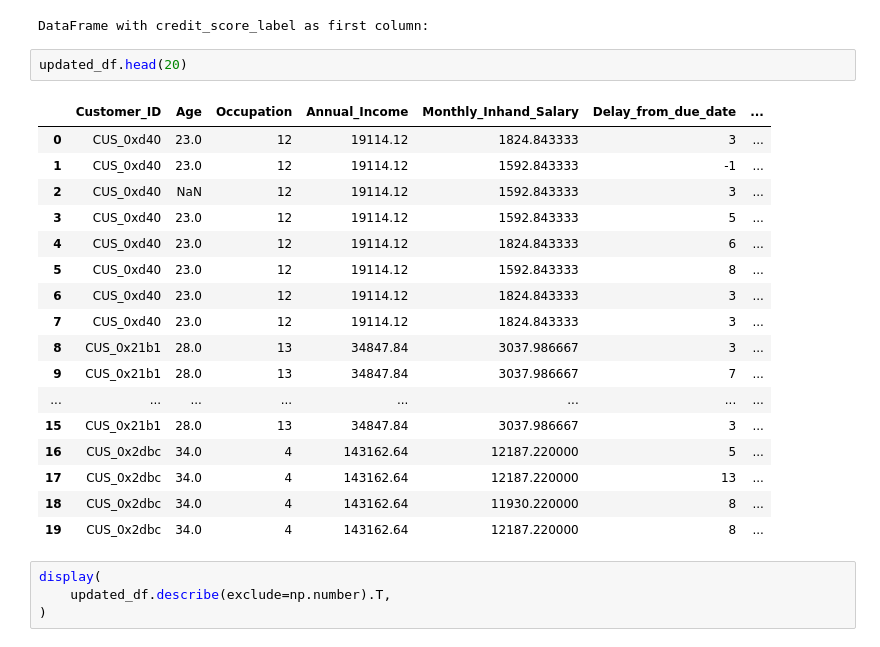
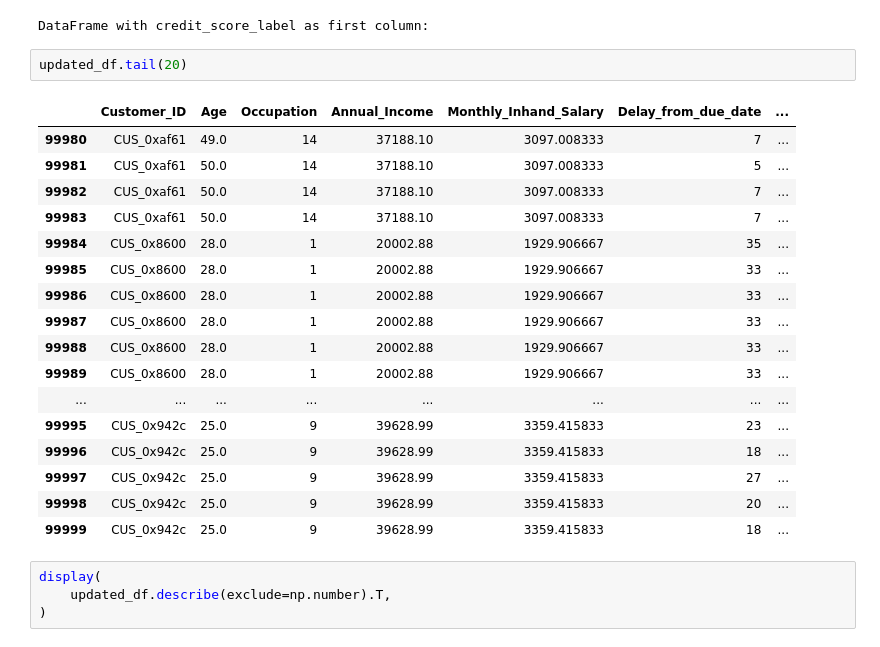
Before and after one commit to prathamesh2525/Credit_Score_Prediction, a Jupyter notebook: main.ipynb, the cells around one changed output. Saved outputs shown, nothing was run; the diff lists cells and outputs as text.

```diff
--- a/main.ipynb
+++ b/main.ipynb
@@ -1105,25 +1105,25 @@ updated_df = df_last
 # %% [output]
 DataFrame with credit_score_label as first column:
 # %%
-updated_df.head(20)
+updated_df.tail(20)
 # %% [output]
 |  | Customer_ID | Age | Occupation | Annual_Income | Monthly_Inhand_Salary | Delay_from_due_date | ... |
-| 0 | CUS_0xd40 | 23.0 | 12 | 19114.12 | 1824.843333 | 3 | ... |
-| 1 | CUS_0xd40 | 23.0 | 12 | 19114.12 | 1592.843333 | -1 | ... |
-| 2 | CUS_0xd40 | NaN | 12 | 19114.12 | 1592.843333 | 3 | ... |
-| 3 | CUS_0xd40 | 23.0 | 12 | 19114.12 | 1592.843333 | 5 | ... |
-| 4 | CUS_0xd40 | 23.0 | 12 | 19114.12 | 1824.843333 | 6 | ... |
-| 5 | CUS_0xd40 | 23.0 | 12 | 19114.12 | 1592.843333 | 8 | ... |
-| 6 | CUS_0xd40 | 23.0 | 12 | 19114.12 | 1824.843333 | 3 | ... |
-| 7 | CUS_0xd40 | 23.0 | 12 | 19114.12 | 1824.843333 | 3 | ... |
-| 8 | CUS_0x21b1 | 28.0 | 13 | 34847.84 | 3037.986667 | 3 | ... |
-| 9 | CUS_0x21b1 | 28.0 | 13 | 34847.84 | 3037.986667 | 7 | ... |
+| 99980 | CUS_0xaf61 | 49.0 | 14 | 37188.10 | 3097.008333 | 7 | ... |
+| 99981 | CUS_0xaf61 | 50.0 | 14 | 37188.10 | 3097.008333 | 5 | ... |
+| 99982 | CUS_0xaf61 | 50.0 | 14 | 37188.10 | 3097.008333 | 7 | ... |
+| 99983 | CUS_0xaf61 | 50.0 | 14 | 37188.10 | 3097.008333 | 7 | ... |
+| 99984 | CUS_0x8600 | 28.0 | 1 | 20002.88 | 1929.906667 | 35 | ... |
+| 99985 | CUS_0x8600 | 28.0 | 1 | 20002.88 | 1929.906667 | 33 | ... |
+| 99986 | CUS_0x8600 | 28.0 | 1 | 20002.88 | 1929.906667 | 33 | ... |
+| 99987 | CUS_0x8600 | 28.0 | 1 | 20002.88 | 1929.906667 | 33 | ... |
+| 99988 | CUS_0x8600 | 28.0 | 1 | 20002.88 | 1929.906667 | 33 | ... |
+| 99989 | CUS_0x8600 | 28.0 | 1 | 20002.88 | 1929.906667 | 33 | ... |
 | ... | ... | ... | ... | ... | ... | ... | ... |
-| 15 | CUS_0x21b1 | 28.0 | 13 | 34847.84 | 3037.986667 | 3 | ... |
-| 16 | CUS_0x2dbc | 34.0 | 4 | 143162.64 | 12187.220000 | 5 | ... |
-| 17 | CUS_0x2dbc | 34.0 | 4 | 143162.64 | 12187.220000 | 13 | ... |
-| 18 | CUS_0x2dbc | 34.0 | 4 | 143162.64 | 11930.220000 | 8 | ... |
-| 19 | CUS_0x2dbc | 34.0 | 4 | 143162.64 | 12187.220000 | 8 | ... |
+| 99995 | CUS_0x942c | 25.0 | 9 | 39628.99 | 3359.415833 | 23 | ... |
+| 99996 | CUS_0x942c | 25.0 | 9 | 39628.99 | 3359.415833 | 18 | ... |
+| 99997 | CUS_0x942c | 25.0 | 9 | 39628.99 | 3359.415833 | 27 | ... |
+| 99998 | CUS_0x942c | 25.0 | 9 | 39628.99 | 3359.415833 | 20 | ... |
+| 99999 | CUS_0x942c | 25.0 | 9 | 39628.99 | 3359.415833 | 18 | ... |
 # %%
 display(
     updated_df.describe(exclude=np.number).T,
```
Also changed, not shown: parts of 22 cells of this notebook, 9 other files.
